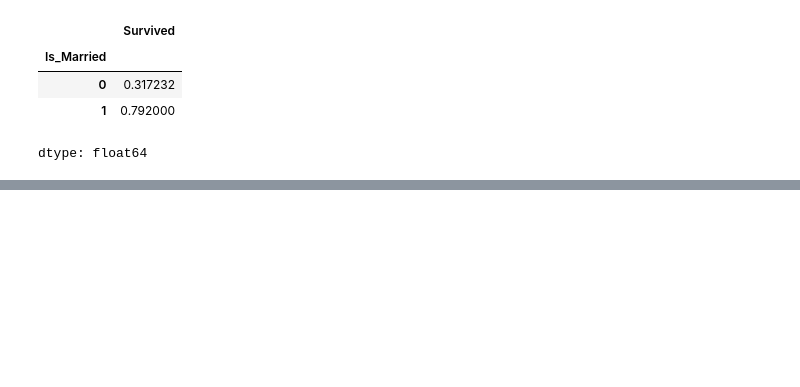
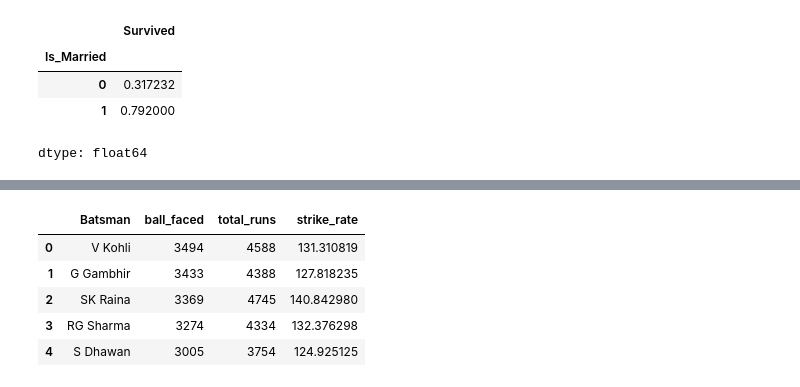
Before and after one commit to Muhammad-Waleed-Source/Machine-Learning, a Jupyter notebook: Day-45/Feature-construction.ipynb, the cells around one changed output, grey strips where cells are left out. Drawn from its saved outputs; the diff is of its cells as text; code cells hidden in the pictures; blank space fills up the shorter version.

```diff
--- a/Day-45/Feature-construction.ipynb
+++ b/Day-45/Feature-construction.ipynb
@@ -204,0 +218,2 @@ dtype: float64
+# %%
+df2['Batsman'] = df['batsman'].value_counts().index
@@ -204,0 +229,2 @@ dtype: float64
+# %%
+df2['ball_faced']= df['batsman'].value_counts().values
@@ -204,0 +258,4 @@ dtype: float64
+# %%
+df2['total_runs'] = df2['Batsman'].map(
+    df.groupby('batsman')['total_runs'].sum()
+)
@@ -204,0 +288,11 @@ dtype: float64
+# %%
+df2["strike_rate"] = (df2['total_runs']/df2['ball_faced']) * 100
+# %%
+df2.head()
+# %% [output]
+|  | Batsman | ball_faced | total_runs | strike_rate |
+| 0 | V Kohli | 3494 | 4588 | 131.310819 |
+| 1 | G Gambhir | 3433 | 4388 | 127.818235 |
+| 2 | SK Raina | 3369 | 4745 | 140.842980 |
+| 3 | RG Sharma | 3274 | 4334 | 132.376298 |
+| 4 | S Dhawan | 3005 | 3754 | 124.925125 |
```
Also changed, not shown: parts of 7 cells of this notebook.
